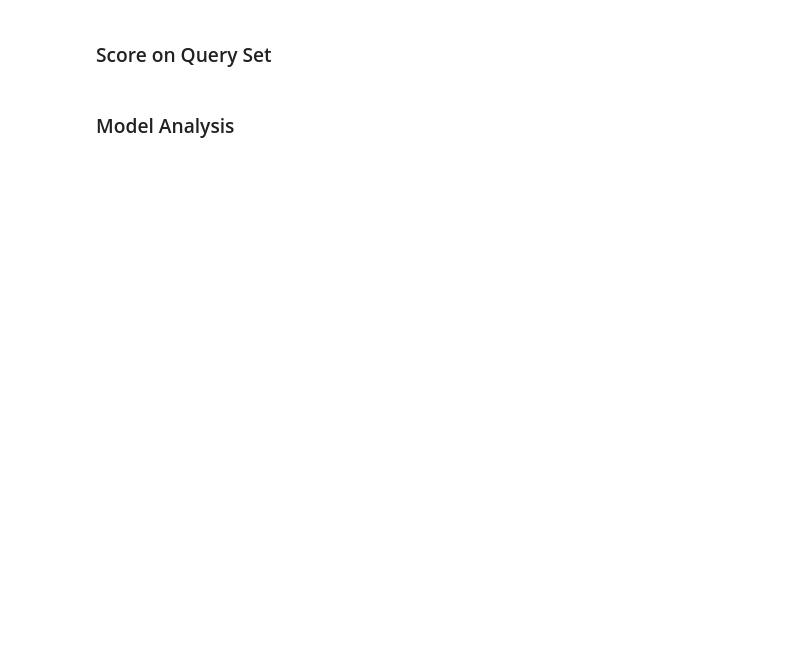
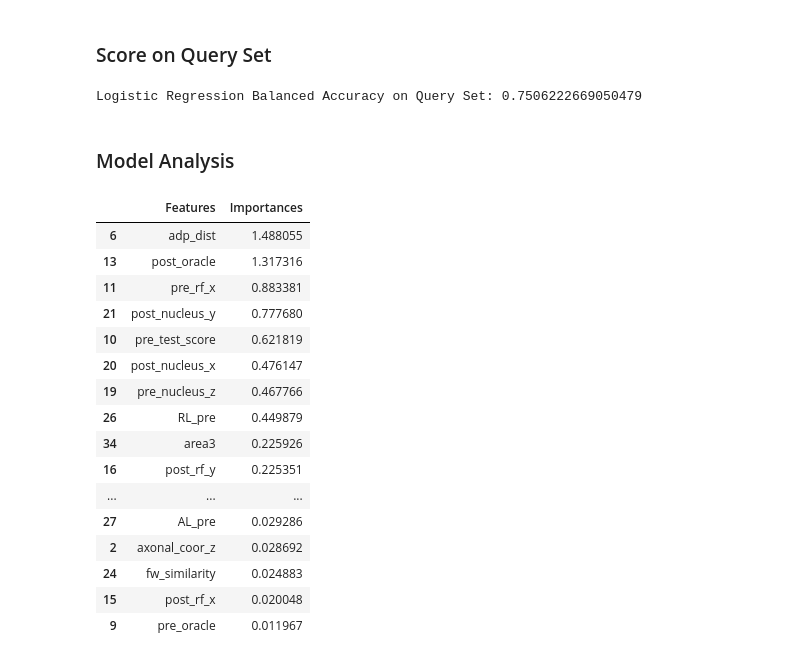
Before and after one commit to gwang034/elecfinal, a Jupyter notebook: final_code.ipynb, the cells around one changed output. Drawn from its saved outputs; the diff is of its cells as text; code cells hidden in the pictures; blank space fills up the shorter version.

```diff
--- a/final_code.ipynb
+++ b/final_code.ipynb
@@ -530,7 +644,7 @@ for depth in max_depth_list:
 # %%
 acc_df = pd.DataFrame({'Param Pair':accuracies.keys(), 'Avg Accuracy':accuracies.values()})
 std_df = pd.DataFrame({'Param Pair':stdevs.keys(), 'Standard Dev':stdevs.values()})
-time_df = pd.DataFrame({'Param Pair':times.keys(), 'Training Time':stdevs.values()})
+time_df = pd.DataFrame({'Param Pair':times.keys(), 'Training Time':times.values()})
 rf_hyperparams = acc_df.merge(std_df, on='Param Pair').merge(time_df, on='Param Pair')
 # %%
 # show the 5 best parameters
@@ -645,15 +871,36 @@ plt.title('Logistic Regression: Tuning C')
 lr_model = LogisticRegression(max_iter= 200, C=lr_best_param[0], penalty='l2', solver='newton-cholesky')
 lr_model.fit(X_train_use.drop(columns=['ID', 'pre_nucleus_id', 'post_nucleus_id']).sort_index(axis=1), y_train_use)
 
-preds = xg_model.predict(X_query.drop(columns=['ID', 'pre_nucleus_id', 'post_nucleus_id']).sort_index(axis=1))
+preds = lr_model.predict(X_query.drop(columns=['ID', 'pre_nucleus_id', 'post_nucleus_id']).sort_index(axis=1))
 lr_accuracy = balanced_accuracy_score(y_query, preds)
 print(f"Logistic Regression Balanced Accuracy on Query Set: {lr_accuracy}")
+# %% [output]
+Logistic Regression Balanced Accuracy on Query Set: 0.7506222669050479
 # %% [markdown]
 ### Model Analysis
 # %%
 lr_features = pd.DataFrame({"Features":X_train_use.drop(columns=['ID', 'pre_nucleus_id', 'post_nucleus_id']).columns,
-              "Importances":abs(rf_model.coef_[0])}).sort_values(by='Importances', ascending=False)
+              "Importances":abs(lr_model.coef_[0])}).sort_values(by='Importances', ascending=False)
 lr_features
+# lr_features.to_csv('final_feat_imp_lr.csv')
+# %% [output]
+|  | Features | Importances |
+| 6 | adp_dist | 1.488055 |
+| 13 | post_oracle | 1.317316 |
+| 11 | pre_rf_x | 0.883381 |
+| 21 | post_nucleus_y | 0.777680 |
+| 10 | pre_test_score | 0.621819 |
+| 20 | post_nucleus_x | 0.476147 |
+| 19 | pre_nucleus_z | 0.467766 |
+| 26 | RL_pre | 0.449879 |
+| 34 | area3 | 0.225926 |
+| 16 | post_rf_y | 0.225351 |
+| ... | ... | ... |
+| 27 | AL_pre | 0.029286 |
+| 2 | axonal_coor_z | 0.028692 |
+| 24 | fw_similarity | 0.024883 |
+| 15 | post_rf_x | 0.020048 |
+| 9 | pre_oracle | 0.011967 |
 # %%
 sns.set_theme(palette='deep')
 plt.figure(dpi=250)
```
Also changed, not shown: parts of 41 cells of this notebook, 14 other files.
